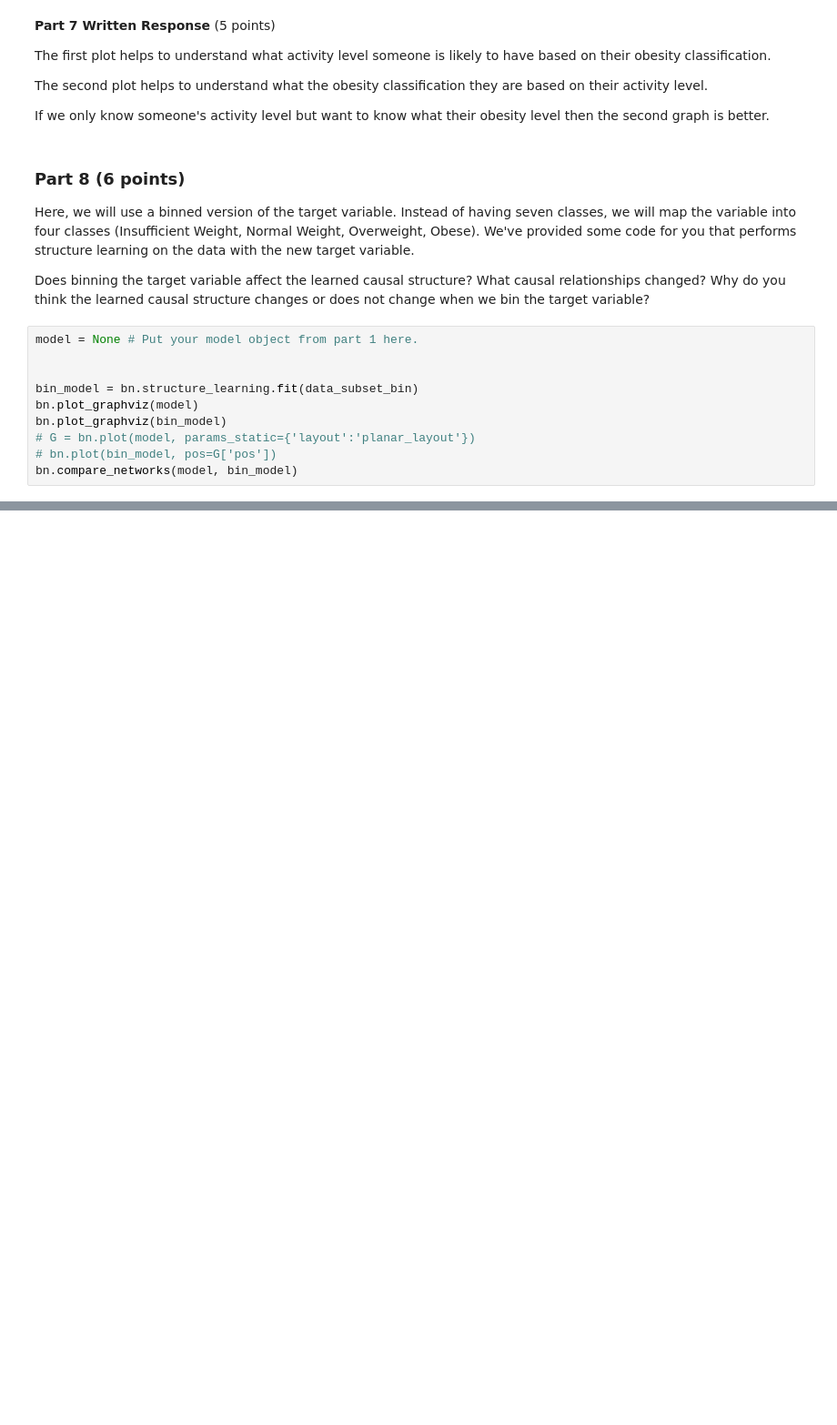
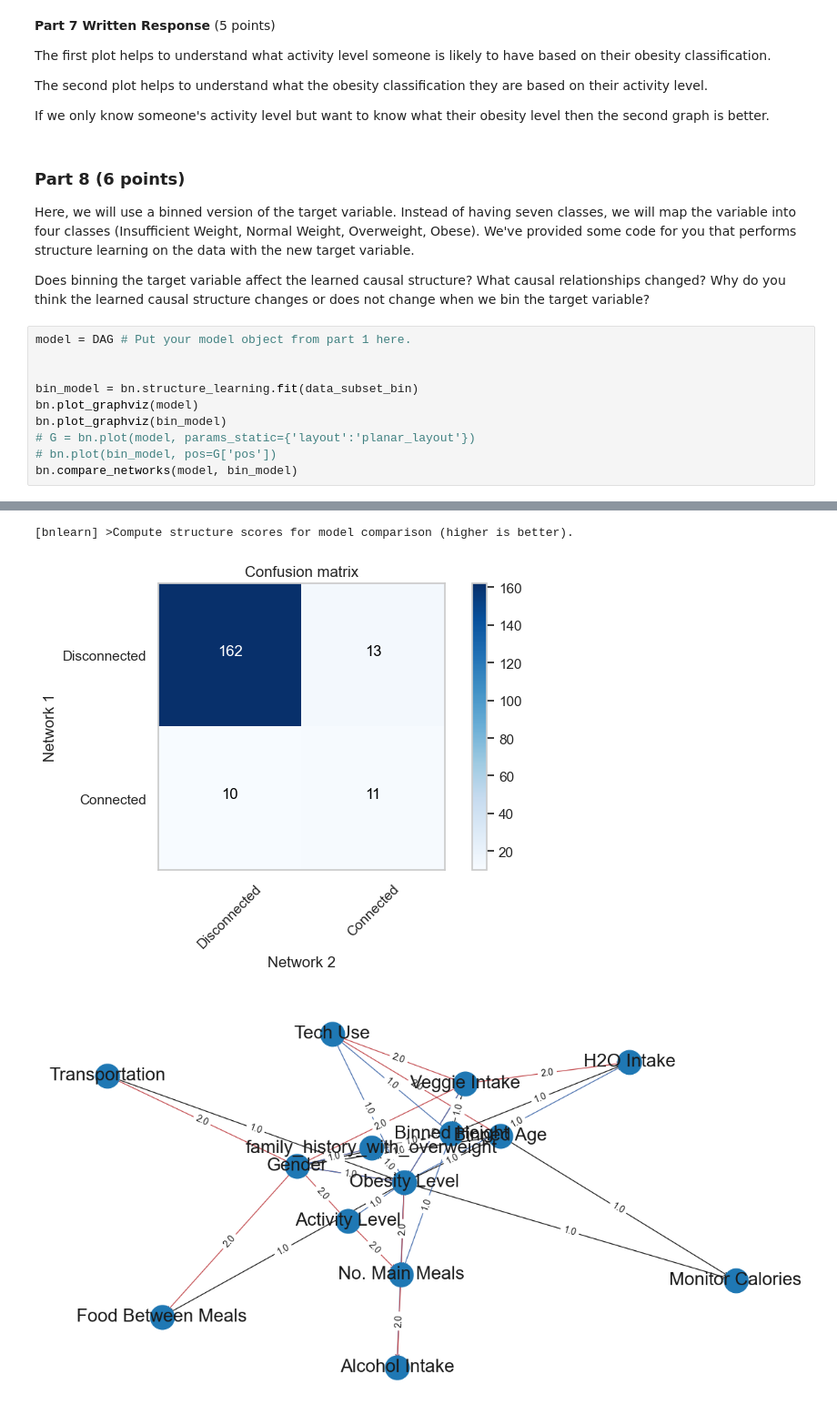
Before and after one commit to SriramKoukuntla/Assignment3_studentAgain, a Jupyter notebook: HW03.ipynb, the cells around one changed output, grey strips where cells are left out. Shown at 91% size. Saved outputs shown, nothing was run; the diff lists cells and outputs as text; blank space fills up the shorter version.

Commit message:
Part 8

```diff
--- a/HW03.ipynb
+++ b/HW03.ipynb
@@ -540,7 +537,7 @@ Here, we will use a binned version of the target variable. Instead of having sev
 
 Does binning the target variable affect the learned causal structure? What causal relationships changed? Why do you think the learned causal structure changes or does not change when we bin the target variable?
 # %%
-model = None # Put your model object from part 1 here.
+model = DAG # Put your model object from part 1 here.
 
 
 bin_model = bn.structure_learning.fit(data_subset_bin)
@@ -549,3 +546,4 @@ bn.plot_graphviz(bin_model)
 # G = bn.plot(model, params_static={'layout':'planar_layout'})
 # bn.plot(bin_model, pos=G['pos'])
 bn.compare_networks(model, bin_model)
+# %% [output]
@@ -551,0 +557,3 @@ bn.compare_networks(model, bin_model)
+[bnlearn] >Compute structure scores for model comparison (higher is better).
+[figure, added]
+[figure, added]
```
Also changed, not shown: parts of 4 cells of this notebook.
